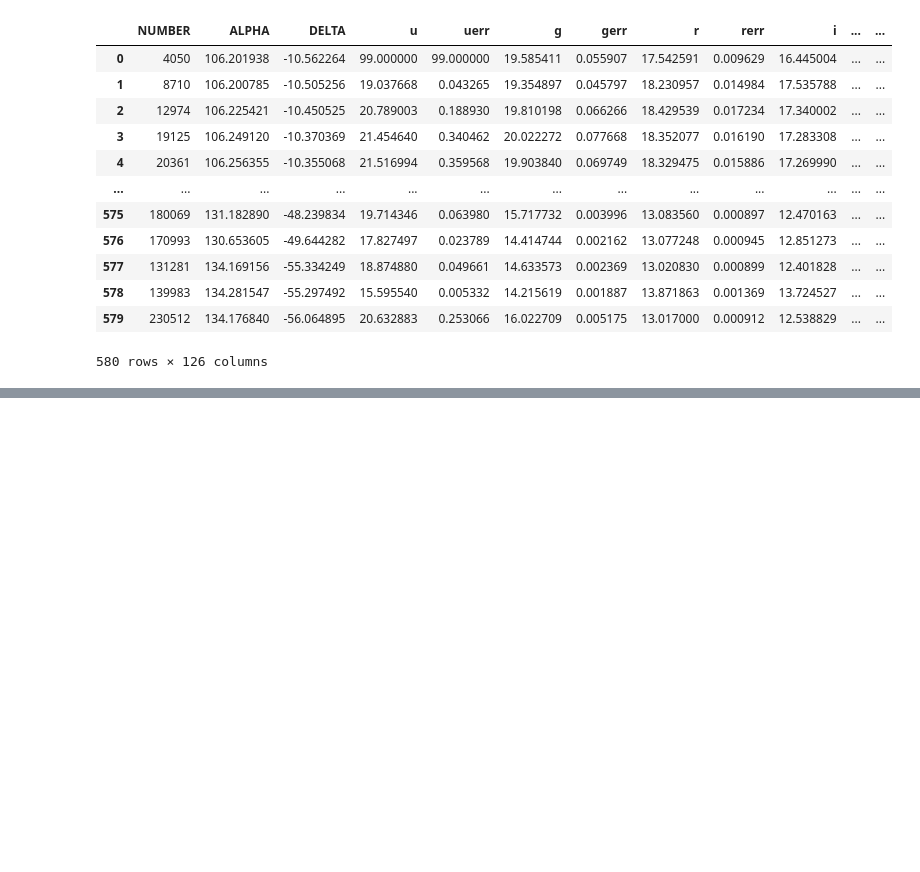
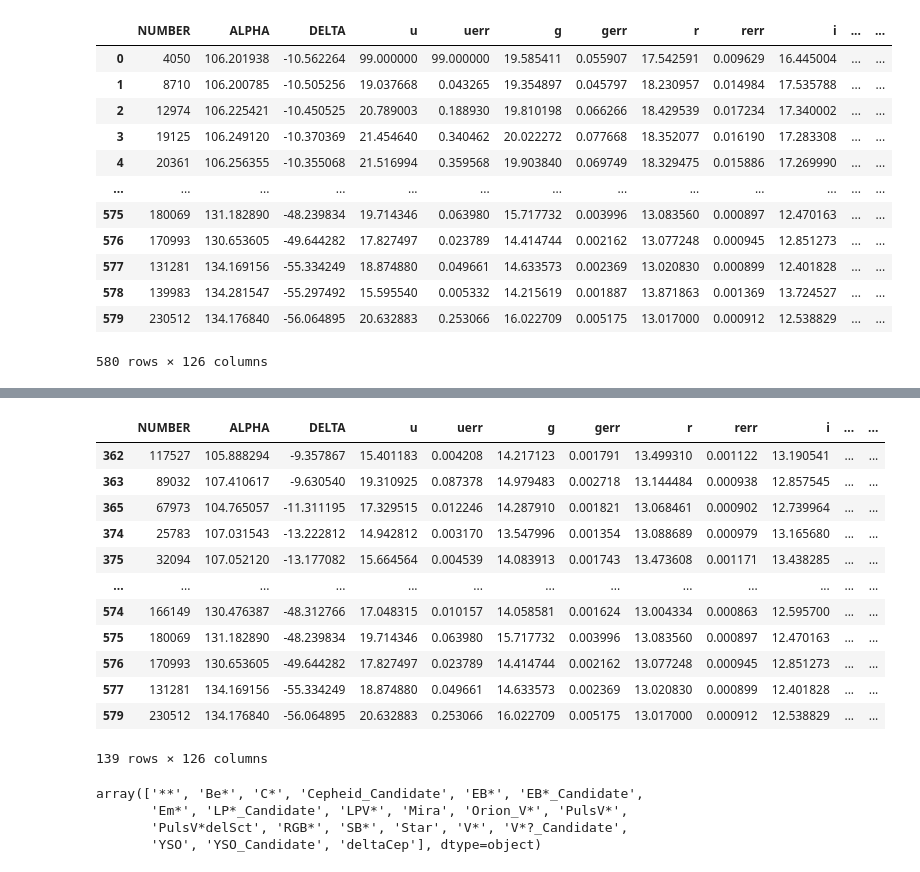
Before and after one commit to AngelGSoto/halpha-splusdr4, a Jupyter notebook: notebooks/distributions.ipynb, the cells around one changed output, grey strips where cells are left out. Saved outputs shown, nothing was run; the diff lists cells and outputs as text; code cells hidden in the pictures; blank space fills up the shorter version.

```diff
--- a/notebooks/distributions.ipynb
+++ b/notebooks/distributions.ipynb
@@ -45,0 +87,25 @@ plt.tight_layout()
+# %%
+mask_r = df_disk["r"] <= 13.5
+df_disk_bright =  df_disk[mask_r]
+df_disk_bright
+# %% [output]
+|  | NUMBER | ALPHA | DELTA | u | uerr | g | gerr | r | rerr | i | ... | ... |
+| 362 | 117527 | 105.888294 | -9.357867 | 15.401183 | 0.004208 | 14.217123 | 0.001791 | 13.499310 | 0.001122 | 13.190541 | ... | ... |
+| 363 | 89032 | 107.410617 | -9.630540 | 19.310925 | 0.087378 | 14.979483 | 0.002718 | 13.144484 | 0.000938 | 12.857545 | ... | ... |
+| 365 | 67973 | 104.765057 | -11.311195 | 17.329515 | 0.012246 | 14.287910 | 0.001821 | 13.068461 | 0.000902 | 12.739964 | ... | ... |
+| 374 | 25783 | 107.031543 | -13.222812 | 14.942812 | 0.003170 | 13.547996 | 0.001354 | 13.088689 | 0.000979 | 13.165680 | ... | ... |
+| 375 | 32094 | 107.052120 | -13.177082 | 15.664564 | 0.004539 | 14.083913 | 0.001743 | 13.473608 | 0.001171 | 13.438285 | ... | ... |
+| ... | ... | ... | ... | ... | ... | ... | ... | ... | ... | ... | ... | ... |
+| 574 | 166149 | 130.476387 | -48.312766 | 17.048315 | 0.010157 | 14.058581 | 0.001624 | 13.004334 | 0.000863 | 12.595700 | ... | ... |
+| 575 | 180069 | 131.182890 | -48.239834 | 19.714346 | 0.063980 | 15.717732 | 0.003996 | 13.083560 | 0.000897 | 12.470163 | ... | ... |
+| 576 | 170993 | 130.653605 | -49.644282 | 17.827497 | 0.023789 | 14.414744 | 0.002162 | 13.077248 | 0.000945 | 12.851273 | ... | ... |
+| 577 | 131281 | 134.169156 | -55.334249 | 18.874880 | 0.049661 | 14.633573 | 0.002369 | 13.020830 | 0.000899 | 12.401828 | ... | ... |
+| 579 | 230512 | 134.176840 | -56.064895 | 20.632883 | 0.253066 | 16.022709 | 0.005175 | 13.017000 | 0.000912 | 12.538829 | ... | ... |
+139 rows × 126 columns
+# %%
+np.unique(df_disk_bright["main_type"])
+# %% [output]
+array(['**', 'Be*', 'C*', 'Cepheid_Candidate', 'EB*', 'EB*_Candidate',
+       'Em*', 'LP*_Candidate', 'LPV*', 'Mira', 'Orion_V*', 'PulsV*',
+       'PulsV*delSct', 'RGB*', 'SB*', 'Star', 'V*', 'V*?_Candidate',
+       'YSO', 'YSO_Candidate', 'deltaCep'], dtype=object)
```
Also changed, not shown: parts of 5 cells of this notebook, 11 other files.
